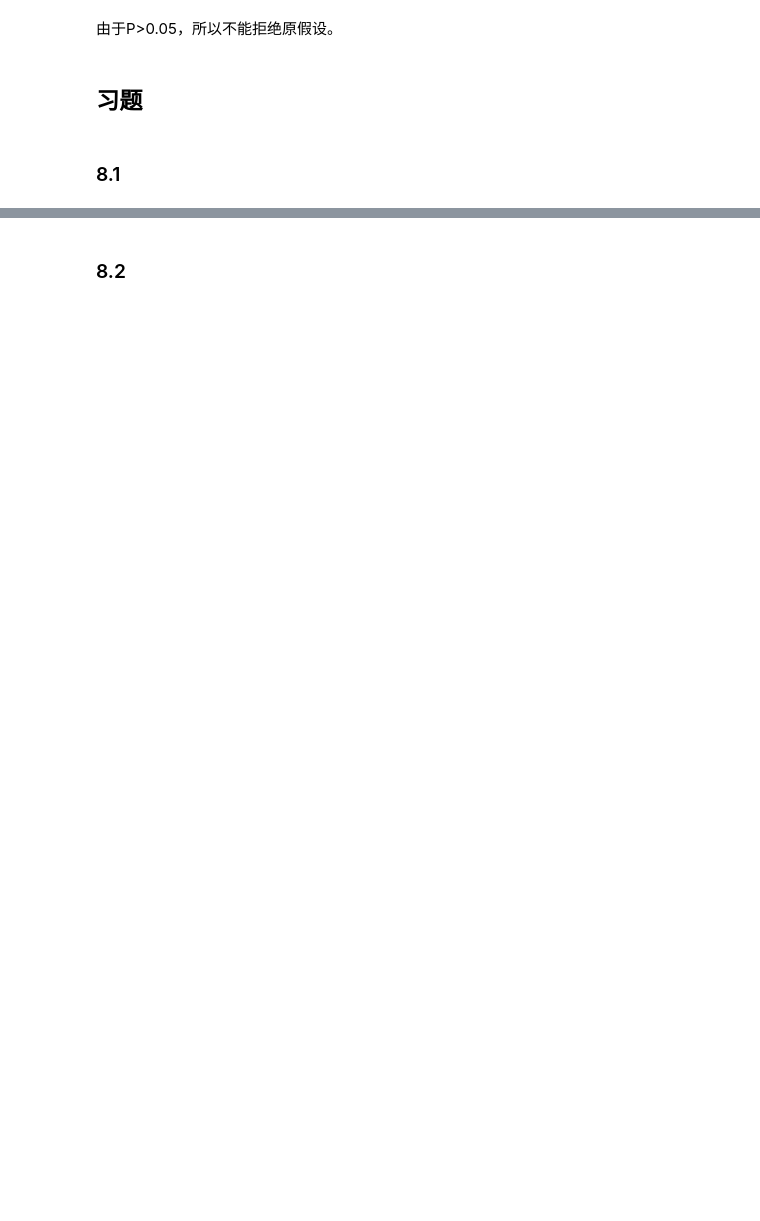
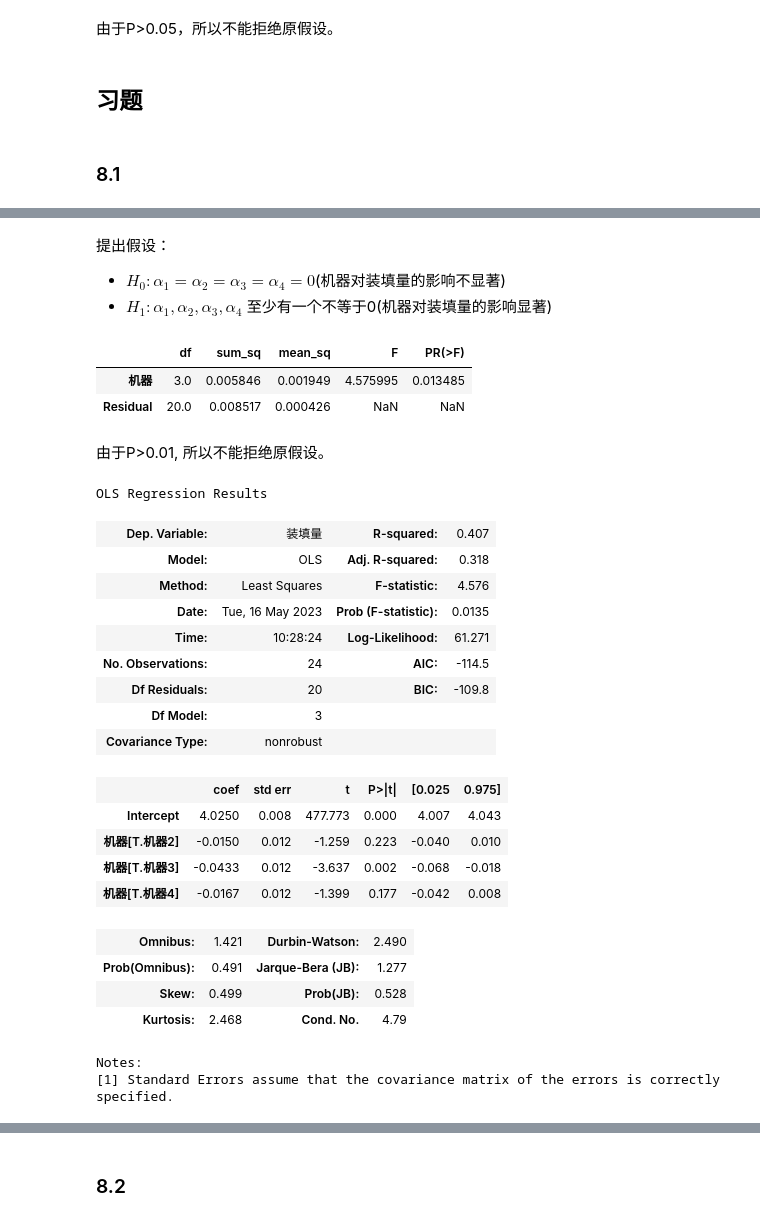
Before and after one commit to z-my-cn/Py4s, a Jupyter notebook: 第8章方差分析.ipynb, the cells around one changed output, grey strips where cells are left out. Drawn from its saved outputs; the diff is of its cells as text; code cells hidden in the pictures; blank space fills up the shorter version.

```diff
--- a/第8章方差分析.ipynb
+++ b/第8章方差分析.ipynb
@@ -506,0 +542,38 @@ print(f'统计量F={F:.5f}, p值={p_value:.4g}') # 显示检验结果
+# %% [markdown]
+提出假设：
+- $H_0: \alpha_1 = \alpha_2 = \alpha_3 = \alpha_4 = 0$(机器对装填量的影响不显著)
+- $H_1: \alpha_1, \alpha_2, \alpha_3, \alpha_4$ 至少有一个不等于0(机器对装填量的影响显著)
+# %%
+model = ols('装填量 ~ 机器', data=df_melt).fit() # 拟合方差分析模型
+anova_table = anova_lm(model, typ=1) # 方差分析表
+anova_table # 显示方差分析表
+# %% [output]
+|  | df | sum_sq | mean_sq | F | PR(>F) |
+| 机器 | 3.0 | 0.005846 | 0.001949 | 4.575995 | 0.013485 |
+| Residual | 20.0 | 0.008517 | 0.000426 | NaN | NaN |
+# %% [markdown]
+由于P>0.01, 所以不能拒绝原假设。
+# %%
+model.summary() # 显示模型汇总信息
+# %% [output]
+OLS Regression Results
+| Dep. Variable: | 装填量 | R-squared: | 0.407 |
+| Model: | OLS | Adj. R-squared: | 0.318 |
+| Method: | Least Squares | F-statistic: | 4.576 |
+| Date: | Tue, 16 May 2023 | Prob (F-statistic): | 0.0135 |
+| Time: | 10:28:24 | Log-Likelihood: | 61.271 |
+| No. Observations: | 24 | AIC: | -114.5 |
+| Df Residuals: | 20 | BIC: | -109.8 |
+| Df Model: | 3 |  |  |
+| Covariance Type: | nonrobust |  |  |
+|  | coef | std err | t | P>|t| | [0.025 | 0.975] |
+| Intercept | 4.0250 | 0.008 | 477.773 | 0.000 | 4.007 | 4.043 |
+| 机器[T.机器2] | -0.0150 | 0.012 | -1.259 | 0.223 | -0.040 | 0.010 |
+| 机器[T.机器3] | -0.0433 | 0.012 | -3.637 | 0.002 | -0.068 | -0.018 |
+| 机器[T.机器4] | -0.0167 | 0.012 | -1.399 | 0.177 | -0.042 | 0.008 |
+| Omnibus: | 1.421 | Durbin-Watson: | 2.490 |
+| Prob(Omnibus): | 0.491 | Jarque-Bera (JB): | 1.277 |
+| Skew: | 0.499 | Prob(JB): | 0.528 |
+| Kurtosis: | 2.468 | Cond. No. | 4.79 |
+Notes:
+[1] Standard Errors assume that the covariance matrix of the errors is correctly specified.
```
Also changed, not shown: parts of 53 cells of this notebook.
